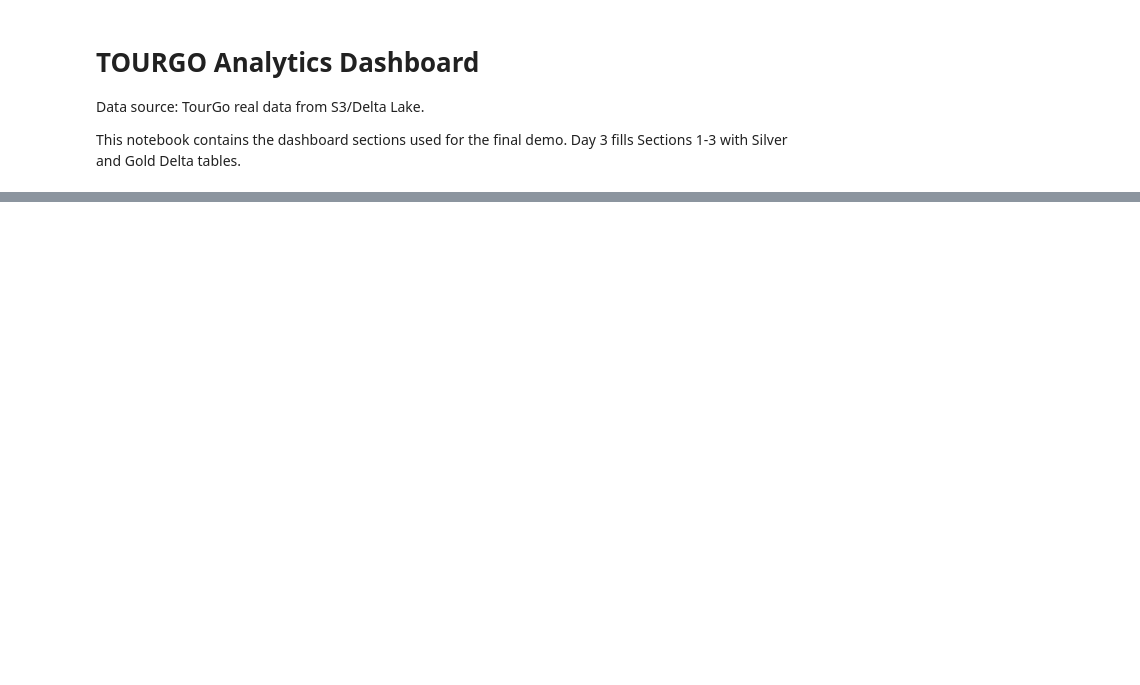
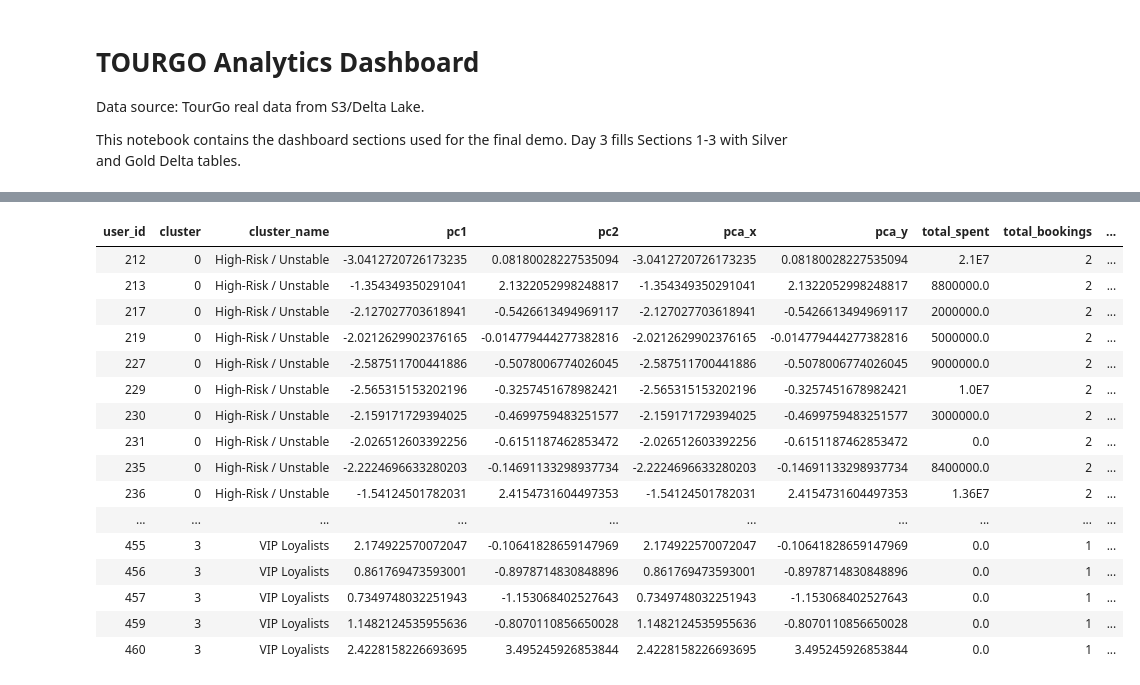
Before and after one commit to KhangTnG14/Cloud_Proj, a Jupyter notebook: notebooks/05_dashboard.ipynb, the cells around one changed output, grey strips where cells are left out. Drawn from its saved outputs; the diff is of its cells as text; code cells hidden in the pictures; blank space fills up the shorter version.

```diff
--- a/notebooks/05_dashboard.ipynb
+++ b/notebooks/05_dashboard.ipynb
@@ -294,0 +293,72 @@ Databricks visualization. Run in Databricks to view.
+# %%
+# Section 6: Revenue Forecast - actual vs predicted
+# TODO: Plot actual revenue vs predicted revenue and forecast error if available.
+# == SECTION 6: CUSTOMER SEGMENTS - K-MEANS RESULT ==
+# Requires Day 6 visualization prep output tables:
+#   - ml_customer_segments_pca
+#   - ml_customer_cluster_profile
+
+from pyspark.sql.functions import col, when, concat, lit, round as _round
+
+spark.sql("USE tourgo")
+
+df_segments_pca = spark.read.table("ml_customer_segments_pca")
+df_cluster_profile = spark.read.table("ml_customer_cluster_profile")
+
+cluster_name_expr = (
+    when(col("cluster") == 0, "High-Risk / Unstable")
+    .when(col("cluster") == 1, "Promising Newcomers")
+    .when(col("cluster") == 2, "Dormant Users")
+    .when(col("cluster") == 3, "VIP Loyalists")
+    .otherwise(concat(lit("Cluster "), col("cluster")))
+)
+
+df_segments_labeled = df_segments_pca.withColumn("cluster_name", cluster_name_expr)
+df_profile_labeled = df_cluster_profile.withColumn("cluster_name", cluster_name_expr)
+
+total_segmented_customers = df_segments_labeled.count()
+num_clusters = df_segments_labeled.select("cluster").distinct().count()
+
+print("=" * 60)
+print("SECTION 6: CUSTOMER SEGMENTS")
+print("=" * 60)
+print(f"Segmented Customers : {total_segmented_customers:>15,}")
+print(f"Number of Clusters  : {num_clusters:>15,}")
+print("Model              : K-Means, K=4")
+
+display(
+    df_segments_labeled
+    .select(
+        "user_id",
+        "cluster",
+        "cluster_name",
+        "pc1",
+        "pc2",
+        "pca_x",
+        "pca_y",
+        "total_spent",
+        "total_bookings",
+        "cancellation_rate",
+        "avg_rating_given"
+    )
+    .orderBy("cluster", "user_id")
+)
+# Databricks chart suggestion: scatter plot, X = pc1, Y = pc2, color/group = cluster_name.
+
+display(
+    df_profile_labeled
+    .select(
+        "cluster",
+        "cluster_name",
+        "customers",
+        "avg_total_bookings",
+        "avg_confirmed_bookings",
+        "avg_total_spent",
+        "avg_cancellation_rate",
+        "avg_rating_given",
+        "avg_unique_tours"
+    )
+    .orderBy("cluster")
+)
+# Databricks chart suggestion: bar chart, X = cluster_name, Y = avg_total_spent.
+# %% [output]
@@ -294,0 +371,17 @@ Databricks visualization. Run in Databricks to view.
+| user_id | cluster | cluster_name | pc1 | pc2 | pca_x | pca_y | total_spent | total_bookings | ... |
+| 212 | 0 | High-Risk / Unstable | -3.0412720726173235 | 0.08180028227535094 | -3.0412720726173235 | 0.08180028227535094 | 2.1E7 | 2 | ... |
+| 213 | 0 | High-Risk / Unstable | -1.354349350291041 | 2.1322052998248817 | -1.354349350291041 | 2.1322052998248817 | 8800000.0 | 2 | ... |
+| 217 | 0 | High-Risk / Unstable | -2.127027703618941 | -0.5426613494969117 | -2.127027703618941 | -0.5426613494969117 | 2000000.0 | 2 | ... |
+| 219 | 0 | High-Risk / Unstable | -2.0212629902376165 | -0.014779444277382816 | -2.0212629902376165 | -0.014779444277382816 | 5000000.0 | 2 | ... |
+| 227 | 0 | High-Risk / Unstable | -2.587511700441886 | -0.5078006774026045 | -2.587511700441886 | -0.5078006774026045 | 9000000.0 | 2 | ... |
+| 229 | 0 | High-Risk / Unstable | -2.565315153202196 | -0.3257451678982421 | -2.565315153202196 | -0.3257451678982421 | 1.0E7 | 2 | ... |
+| 230 | 0 | High-Risk / Unstable | -2.159171729394025 | -0.4699759483251577 | -2.159171729394025 | -0.4699759483251577 | 3000000.0 | 2 | ... |
+| 231 | 0 | High-Risk / Unstable | -2.026512603392256 | -0.6151187462853472 | -2.026512603392256 | -0.6151187462853472 | 0.0 | 2 | ... |
+| 235 | 0 | High-Risk / Unstable | -2.2224696633280203 | -0.14691133298937734 | -2.2224696633280203 | -0.14691133298937734 | 8400000.0 | 2 | ... |
+| 236 | 0 | High-Risk / Unstable | -1.54124501782031 | 2.4154731604497353 | -1.54124501782031 | 2.4154731604497353 | 1.36E7 | 2 | ... |
+| ... | ... | ... | ... | ... | ... | ... | ... | ... | ... |
+| 455 | 3 | VIP Loyalists | 2.174922570072047 | -0.10641828659147969 | 2.174922570072047 | -0.10641828659147969 | 0.0 | 1 | ... |
+| 456 | 3 | VIP Loyalists | 0.861769473593001 | -0.8978714830848896 | 0.861769473593001 | -0.8978714830848896 | 0.0 | 1 | ... |
+| 457 | 3 | VIP Loyalists | 0.7349748032251943 | -1.153068402527643 | 0.7349748032251943 | -1.153068402527643 | 0.0 | 1 | ... |
+| 459 | 3 | VIP Loyalists | 1.1482124535955636 | -0.8070110856650028 | 1.1482124535955636 | -0.8070110856650028 | 0.0 | 1 | ... |
+| 460 | 3 | VIP Loyalists | 2.4228158226693695 | 3.495245926853844 | 2.4228158226693695 | 3.495245926853844 | 0.0 | 1 | ... |
```
Also changed, not shown: parts of 7 cells of this notebook, 8 other files.
